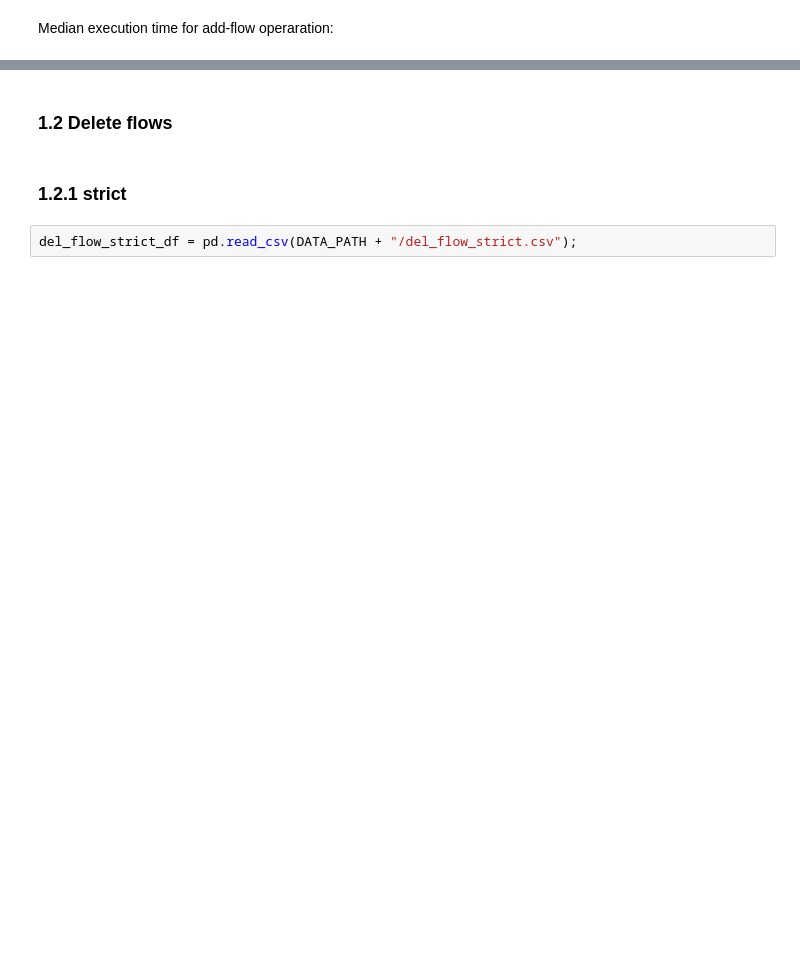
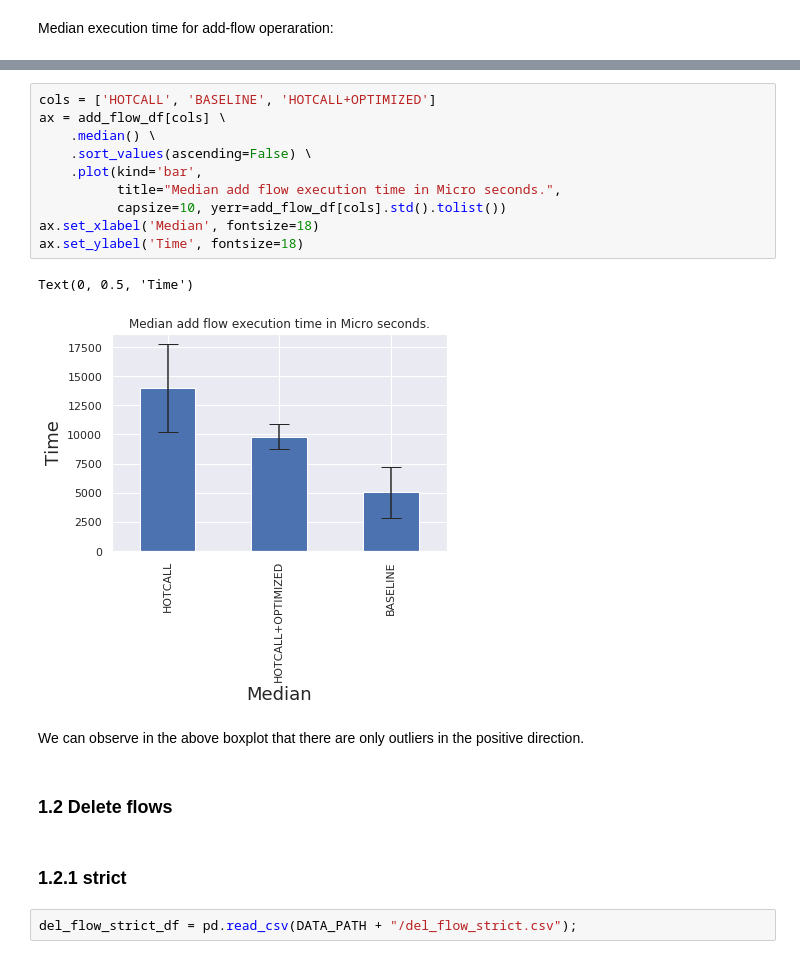
Before and after one commit to jakobsvenningsson/ovs-sgx, a Jupyter notebook: benchmark/results.ipynb, the cells around one changed output, grey strips where cells are left out. Drawn from its saved outputs; the diff is of its cells as text; blank space fills up the shorter version.

```diff
--- a/benchmark/results.ipynb
+++ b/benchmark/results.ipynb
@@ -41,3 +73,18 @@ dtype: float64
+# %%
+cols = ['HOTCALL', 'BASELINE', 'HOTCALL+OPTIMIZED']
+ax = add_flow_df[cols] \
+    .median() \
+    .sort_values(ascending=False) \
+    .plot(kind='bar',
+          title="Median add flow execution time in Micro seconds.",
+          capsize=10, yerr=add_flow_df[cols].std().tolist())
+ax.set_xlabel('Median', fontsize=18)
+ax.set_ylabel('Time', fontsize=18)
+# %% [output]
+Text(0, 0.5, 'Time')
+[figure, added]
+# %% [markdown]
+We can observe in the above boxplot that there are only outliers in the positive direction.
 # %% [markdown]
 ### 1.2 Delete flows
 # %% [markdown]
```
Also changed, not shown: parts of 25 cells of this notebook, 59 other files.
